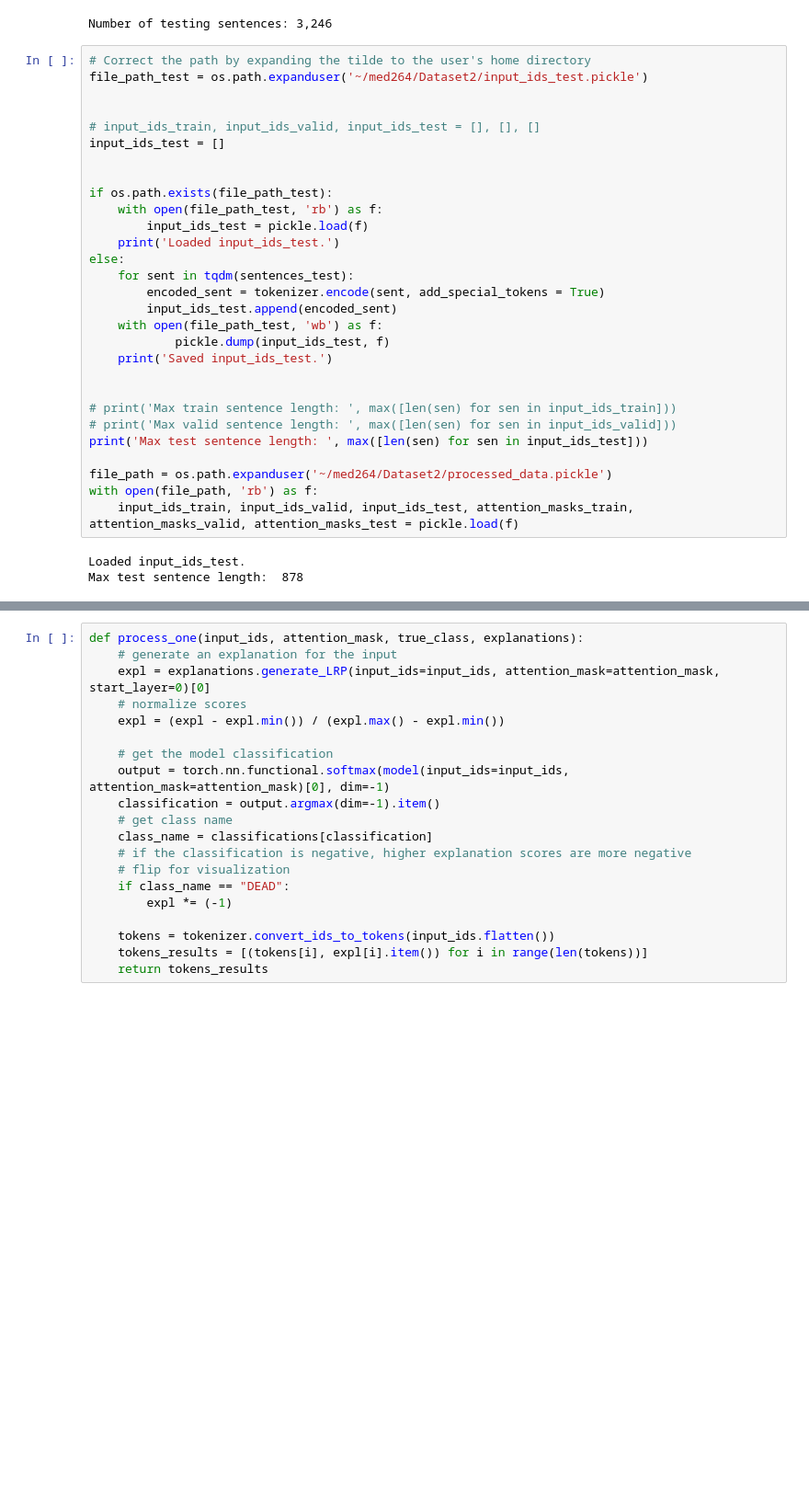
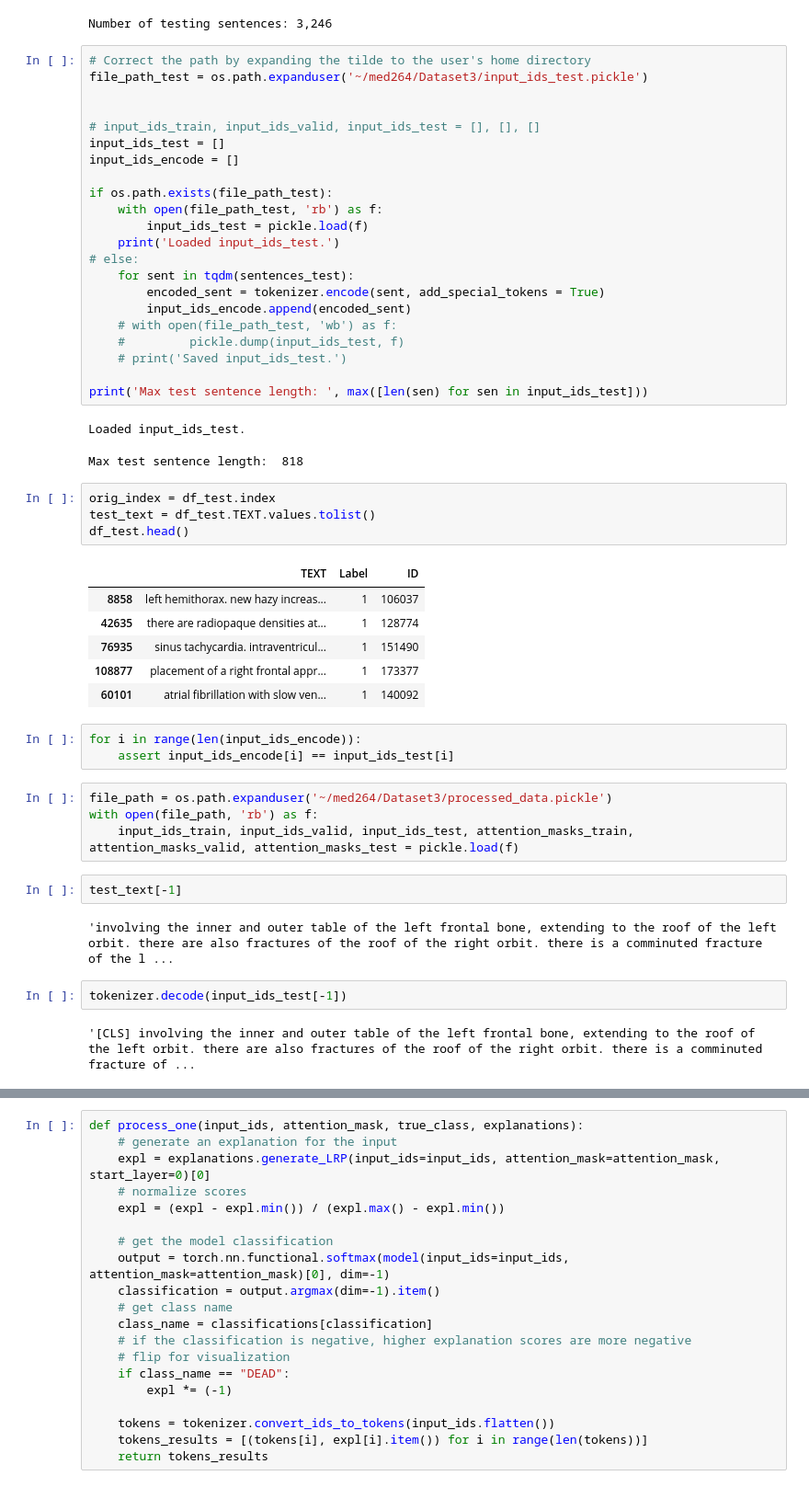
Before and after one commit to xbh0403/MED_264, a Jupyter notebook: jupyer_notebooks/model_inter.ipynb, the cells around one changed output, grey strips where cells are left out. Shown at 92% size. Cells and saved outputs as stored; diff of their text form; blank space fills up the shorter version.

```diff
--- a/jupyer_notebooks/model_inter.ipynb
+++ b/jupyer_notebooks/model_inter.ipynb
@@ -57,34 +52,53 @@ labels_test = df_test.Label.values
 Number of testing sentences: 3,246
 # %%
 # Correct the path by expanding the tilde to the user's home directory
-file_path_test = os.path.expanduser('~/med264/Dataset2/input_ids_test.pickle')
+file_path_test = os.path.expanduser('~/med264/Dataset3/input_ids_test.pickle')
 
 
 # input_ids_train, input_ids_valid, input_ids_test = [], [], []
 input_ids_test = []
-
+input_ids_encode = []
 
 if os.path.exists(file_path_test):
     with open(file_path_test, 'rb') as f:
         input_ids_test = pickle.load(f)
     print('Loaded input_ids_test.')
-else:
+# else:
     for sent in tqdm(sentences_test):
         encoded_sent = tokenizer.encode(sent, add_special_tokens = True)
-        input_ids_test.append(encoded_sent)
-    with open(file_path_test, 'wb') as f:
-            pickle.dump(input_ids_test, f)
-    print('Saved input_ids_test.')
+        input_ids_encode.append(encoded_sent)
+    # with open(file_path_test, 'wb') as f:
+    #         pickle.dump(input_ids_test, f)
+    # print('Saved input_ids_test.')
 
-
-# print('Max train sentence length: ', max([len(sen) for sen in input_ids_train]))
-# print('Max valid sentence length: ', max([len(sen) for sen in input_ids_valid]))
 print('Max test sentence length: ', max([len(sen) for sen in input_ids_test]))
-
-file_path = os.path.expanduser('~/med264/Dataset2/processed_data.pickle')
-with open(file_path, 'rb') as f:
-    input_ids_train, input_ids_valid, input_ids_test, attention_masks_train, attention_masks_valid, attention_masks_test = pickle.load(f)
 # %% [output]
 Loaded input_ids_test.
-Max test sentence length:  878
+Max test sentence length:  818
+# %%
+orig_index = df_test.index
+test_text = df_test.TEXT.values.tolist()
+df_test.head()
+# %% [output]
+|  | TEXT | Label | ID |
+| 8858 | left hemithorax. new hazy increas... | 1 | 106037 |
+| 42635 | there are radiopaque densities at... | 1 | 128774 |
+| 76935 | sinus tachycardia. intraventricul... | 1 | 151490 |
+| 108877 | placement of a right frontal appr... | 1 | 173377 |
+| 60101 | atrial fibrillation with slow ven... | 1 | 140092 |
+# %%
+for i in range(len(input_ids_encode)):
+    assert input_ids_encode[i] == input_ids_test[i]
+# %%
+file_path = os.path.expanduser('~/med264/Dataset3/processed_data.pickle')
+with open(file_path, 'rb') as f:
+    input_ids_train, input_ids_valid, input_ids_test, attention_masks_train, attention_masks_valid, attention_masks_test = pickle.load(f)
+# %%
+test_text[-1]
+# %% [output]
+'involving the inner and outer table of the left frontal bone, extending to the roof of the left orbit. there are also fractures of the roof of the right orbit. there is a comminuted fracture of the l ...
+# %%
+tokenizer.decode(input_ids_test[-1])
+# %% [output]
+'[CLS] involving the inner and outer table of the left frontal bone, extending to the roof of the left orbit. there are also fractures of the roof of the right orbit. there is a comminuted fracture of ...
 # %%
```
Also changed, not shown: parts of 12 cells of this notebook, 5 other files.
